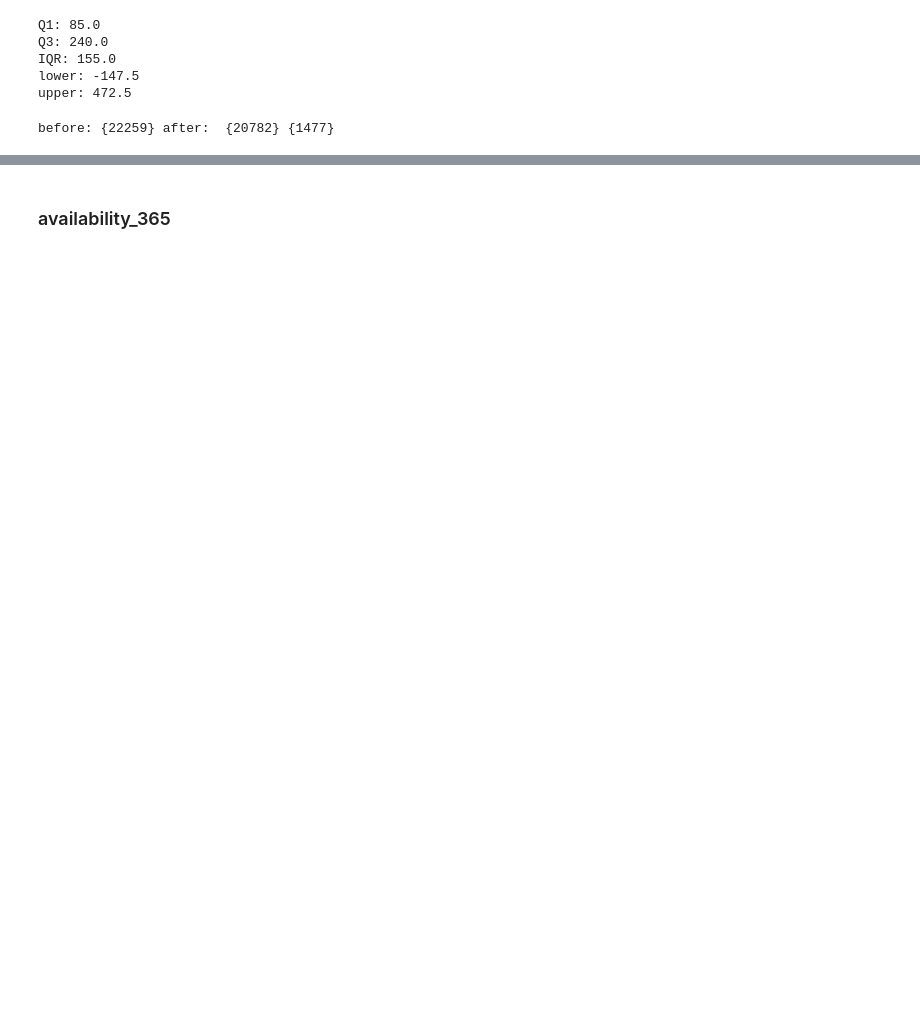
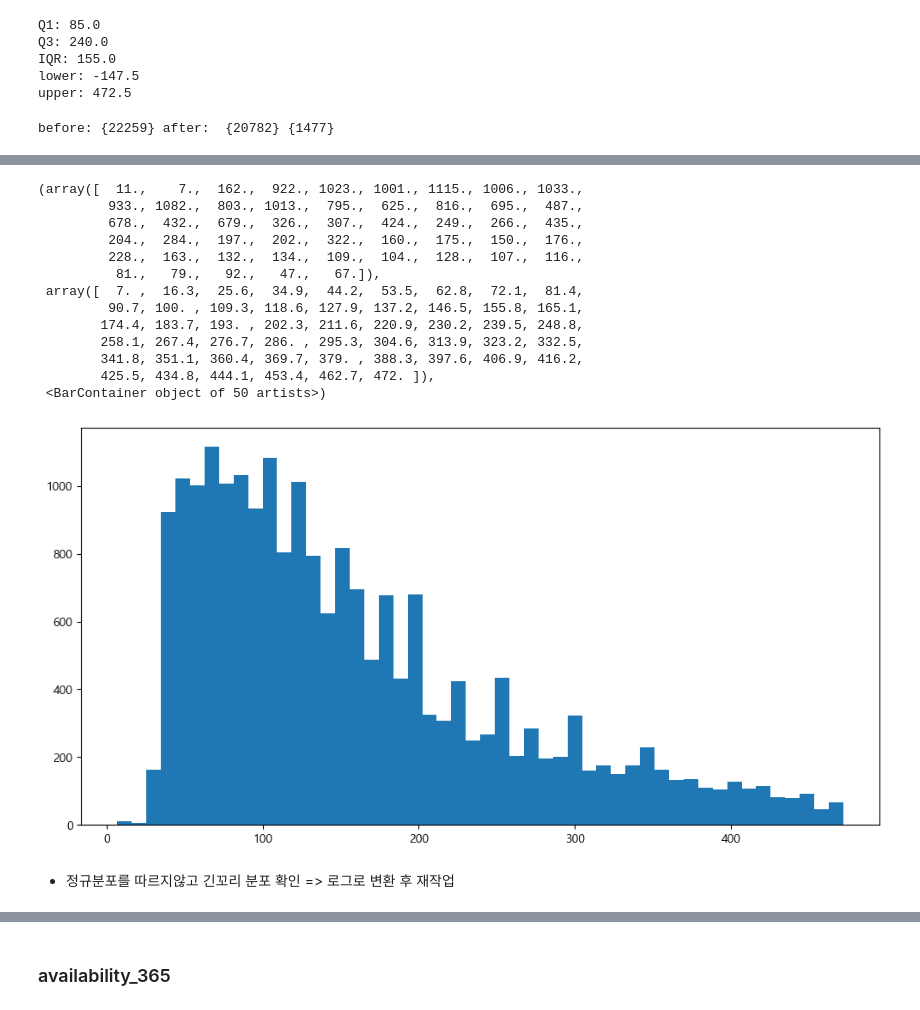
Before and after one commit to KyungminChang/data-analysis-project-BBB, a Jupyter notebook: 01_preprocessiong.ipynb, the cells around one changed output, grey strips where cells are left out. Drawn from its saved outputs; the diff is of its cells as text; code cells hidden in the pictures; blank space fills up the shorter version.

Commit message:
price쪽 일부수정

```diff
--- a/01_preprocessiong.ipynb
+++ b/01_preprocessiong.ipynb
@@ -1232,4 +1240,4 @@ print("before:", {before}, "after: ", {after}, {before - after})
 before: {22259} after:  {20782} {1477}
 # %%
 df_ch_raw = df_ch.copy()  # 원본보존
-df_ch = df_ch.loc[df_ch['price'].between(lower_whisker,upper_whisker)].copy()  # 이상치 제거한거 덮어쓰기
+df_ch_p = df_ch.loc[df_ch['price'].between(lower_whisker,upper_whisker)].copy()  # 이상치 제거한거 덮어쓰기
@@ -1251,0 +1244,19 @@ df_ch
+# %%
+plt.hist(df_ch_p["price"], bins=50)
+# %% [output]
+(array([  11.,    7.,  162.,  922., 1023., 1001., 1115., 1006., 1033.,
+         933., 1082.,  803., 1013.,  795.,  625.,  816.,  695.,  487.,
+         678.,  432.,  679.,  326.,  307.,  424.,  249.,  266.,  435.,
+         204.,  284.,  197.,  202.,  322.,  160.,  175.,  150.,  176.,
+         228.,  163.,  132.,  134.,  109.,  104.,  128.,  107.,  116.,
+          81.,   79.,   92.,   47.,   67.]),
+ array([  7. ,  16.3,  25.6,  34.9,  44.2,  53.5,  62.8,  72.1,  81.4,
+         90.7, 100. , 109.3, 118.6, 127.9, 137.2, 146.5, 155.8, 165.1,
+        174.4, 183.7, 193. , 202.3, 211.6, 220.9, 230.2, 239.5, 248.8,
+        258.1, 267.4, 276.7, 286. , 295.3, 304.6, 313.9, 323.2, 332.5,
+        341.8, 351.1, 360.4, 369.7, 379. , 388.3, 397.6, 406.9, 416.2,
+        425.5, 434.8, 444.1, 453.4, 462.7, 472. ]),
+ <BarContainer object of 50 artists>)
+[figure, added]
+# %% [markdown]
+- 정규분포를 따르지않고 긴꼬리 분포 확인 => 로그로 변환 후 재작업
```
Also changed, not shown: parts of 13 cells of this notebook.
